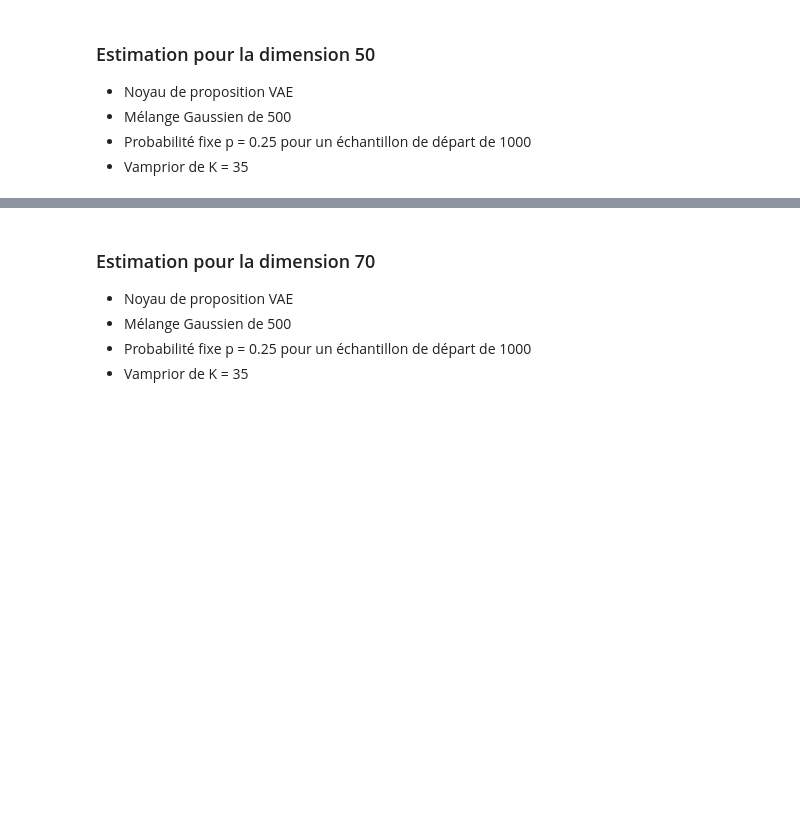
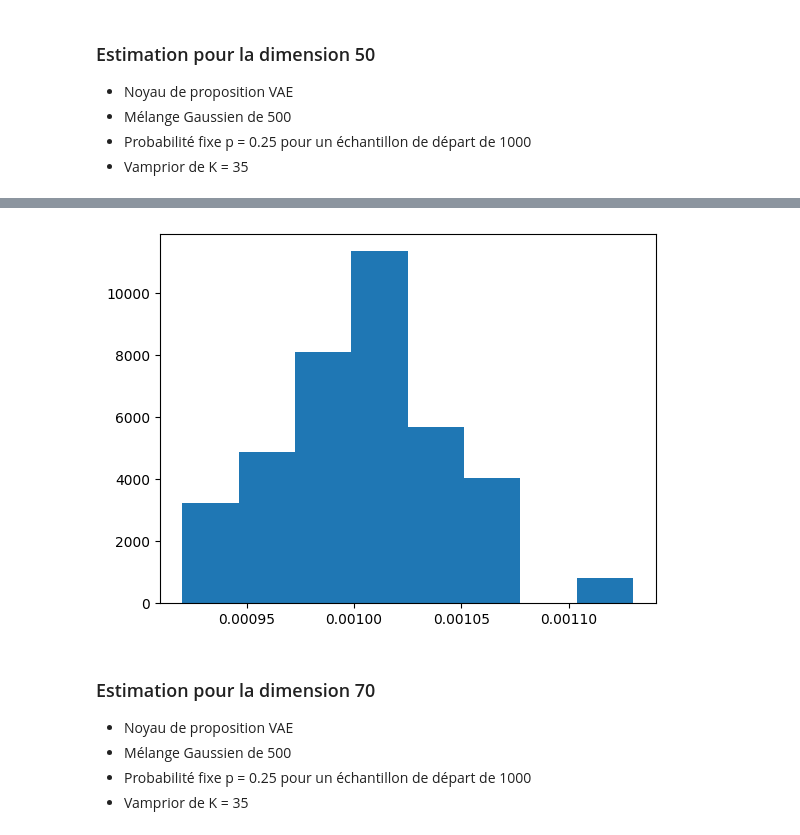
Before and after one commit to imn167/SubsetSimulation_VAE, a Jupyter notebook: Resultats_4branch.ipynb, the cells around one changed output, grey strips where cells are left out. Saved outputs shown, nothing was run; the diff lists cells and outputs as text; code cells hidden in the pictures; blank space fills up the shorter version.

```diff
--- a/Resultats_4branch.ipynb
+++ b/Resultats_4branch.ipynb
@@ -157,3 +163,7 @@ estimation_d50.mean()
+# %%
+plt.hist(estimation_d50, density=True, bins='auto');
+# %% [output]
+[figure, added]
 # %% [markdown]
 ### Estimation pour la dimension 70
 
```
Also changed, not shown: parts of 6 cells of this notebook, 2 other files.
